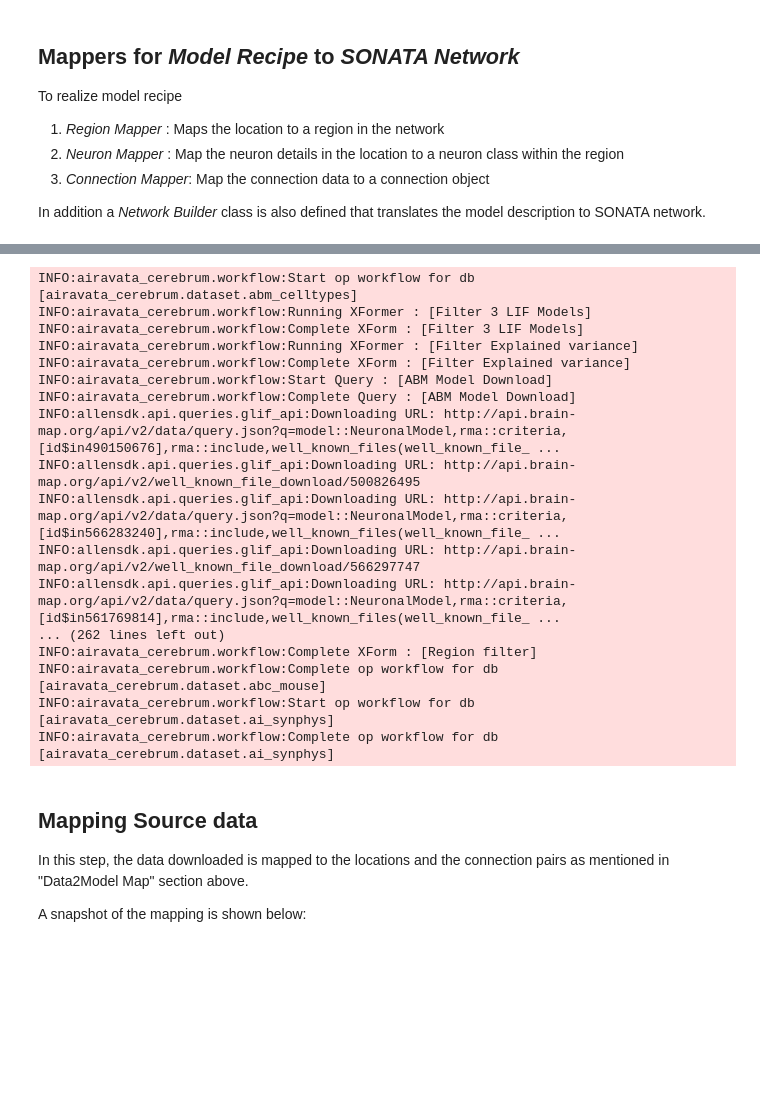
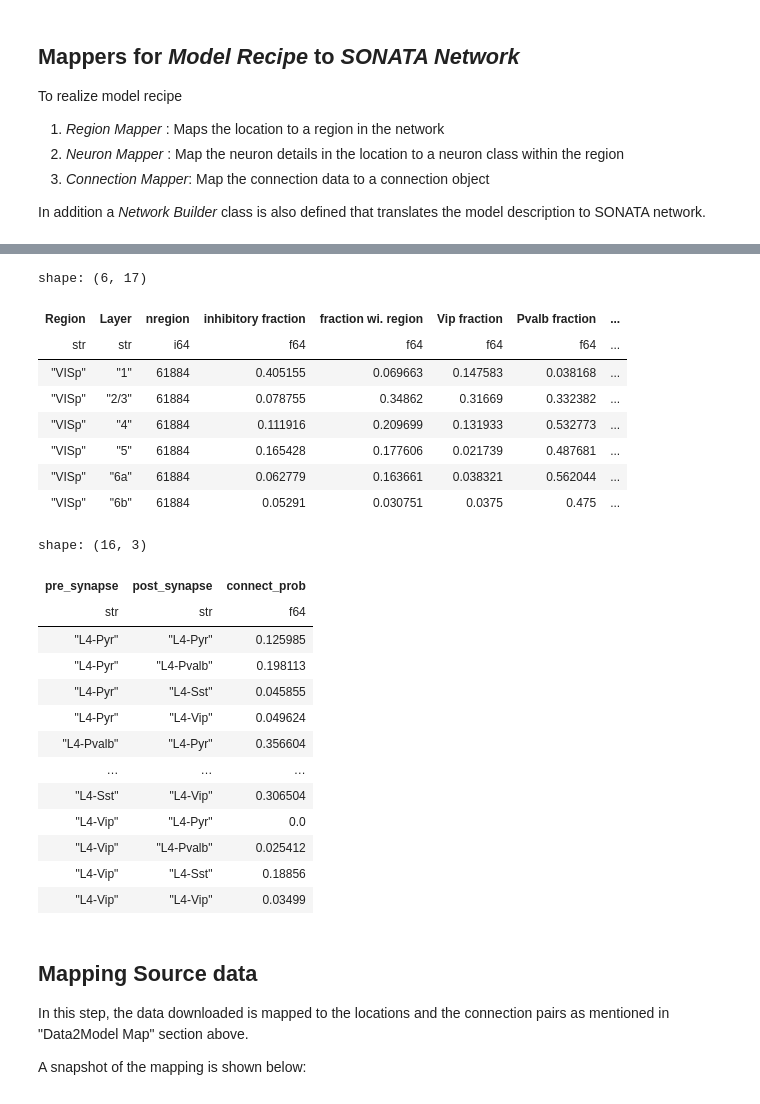
Before and after one commit to srirampc/airavata-cerebrum, a Jupyter notebook: resources/notebooks/V1L4-Notebook.ipynb, the cells around one changed output, grey strips where cells are left out. Saved outputs shown, nothing was run; the diff lists cells and outputs as text; code cells hidden in the pictures; blank space fills up the shorter version.

```diff
--- a/resources/notebooks/V1L4-Notebook.ipynb
+++ b/resources/notebooks/V1L4-Notebook.ipynb
@@ -216,24 +200,34 @@ We accomplish the above by running db_post_ops() function.
-# %%
-logging.basicConfig(level=logging.INFO)
-mdb_data = model_recipe.db_post_ops()
-# %% [output]
-INFO:airavata_cerebrum.workflow:Start op workflow for db [airavata_cerebrum.dataset.abm_celltypes]
-INFO:airavata_cerebrum.workflow:Running XFormer : [Filter 3 LIF Models]
-INFO:airavata_cerebrum.workflow:Complete XForm : [Filter 3 LIF Models]
-INFO:airavata_cerebrum.workflow:Running XFormer : [Filter Explained variance]
-INFO:airavata_cerebrum.workflow:Complete XForm : [Filter Explained variance]
-INFO:airavata_cerebrum.workflow:Start Query : [ABM Model Download]
-INFO:airavata_cerebrum.workflow:Complete Query : [ABM Model Download]
-INFO:allensdk.api.queries.glif_api:Downloading URL: http://api.brain-map.org/api/v2/data/query.json?q=model::NeuronalModel,rma::criteria,[id$in490150676],rma::include,well_known_files(well_known_file_ ...
-INFO:allensdk.api.queries.glif_api:Downloading URL: http://api.brain-map.org/api/v2/well_known_file_download/500826495
-INFO:allensdk.api.queries.glif_api:Downloading URL: http://api.brain-map.org/api/v2/data/query.json?q=model::NeuronalModel,rma::criteria,[id$in566283240],rma::include,well_known_files(well_known_file_ ...
-INFO:allensdk.api.queries.glif_api:Downloading URL: http://api.brain-map.org/api/v2/well_known_file_download/566297747
-INFO:allensdk.api.queries.glif_api:Downloading URL: http://api.brain-map.org/api/v2/data/query.json?q=model::NeuronalModel,rma::criteria,[id$in561769814],rma::include,well_known_files(well_known_file_ ...
-... (262 lines left out)
-INFO:airavata_cerebrum.workflow:Complete XForm : [Region filter]
-INFO:airavata_cerebrum.workflow:Complete op workflow for db [airavata_cerebrum.dataset.abc_mouse]
-INFO:airavata_cerebrum.workflow:Start op workflow for db [airavata_cerebrum.dataset.ai_synphys]
-INFO:airavata_cerebrum.workflow:Complete op workflow for db [airavata_cerebrum.dataset.ai_synphys]
+# %%
+import airavata_cerebrum.dataset.abc_mouse as abcm
+abcm.DFBuilder.build(db_out_data['airavata_cerebrum.dataset.abc_mouse'])
+# %% [output]
+shape: (6, 17)
+| Region | Layer | nregion | inhibitory fraction | fraction wi. region | Vip fraction | Pvalb fraction | ... |
+| str | str | i64 | f64 | f64 | f64 | f64 | ... |
+| "VISp" | "1" | 61884 | 0.405155 | 0.069663 | 0.147583 | 0.038168 | ... |
+| "VISp" | "2/3" | 61884 | 0.078755 | 0.34862 | 0.31669 | 0.332382 | ... |
+| "VISp" | "4" | 61884 | 0.111916 | 0.209699 | 0.131933 | 0.532773 | ... |
+| "VISp" | "5" | 61884 | 0.165428 | 0.177606 | 0.021739 | 0.487681 | ... |
+| "VISp" | "6a" | 61884 | 0.062779 | 0.163661 | 0.038321 | 0.562044 | ... |
+| "VISp" | "6b" | 61884 | 0.05291 | 0.030751 | 0.0375 | 0.475 | ... |
+# %%
+import airavata_cerebrum.dataset.ai_synphys as aisp
+aisp.DFBuilder.build(db_out_data['airavata_cerebrum.dataset.ai_synphys'])
+# %% [output]
+shape: (16, 3)
+| pre_synapse | post_synapse | connect_prob |
+| str | str | f64 |
+| "L4-Pyr" | "L4-Pyr" | 0.125985 |
+| "L4-Pyr" | "L4-Pvalb" | 0.198113 |
+| "L4-Pyr" | "L4-Sst" | 0.045855 |
+| "L4-Pyr" | "L4-Vip" | 0.049624 |
+| "L4-Pvalb" | "L4-Pyr" | 0.356604 |
+| … | … | … |
+| "L4-Sst" | "L4-Vip" | 0.306504 |
+| "L4-Vip" | "L4-Pyr" | 0.0 |
+| "L4-Vip" | "L4-Pvalb" | 0.025412 |
+| "L4-Vip" | "L4-Sst" | 0.18856 |
+| "L4-Vip" | "L4-Vip" | 0.03499 |
 # %% [markdown]
 ## Mapping Source data
 
```
Also changed, not shown: parts of 23 cells of this notebook, 17 other files.
